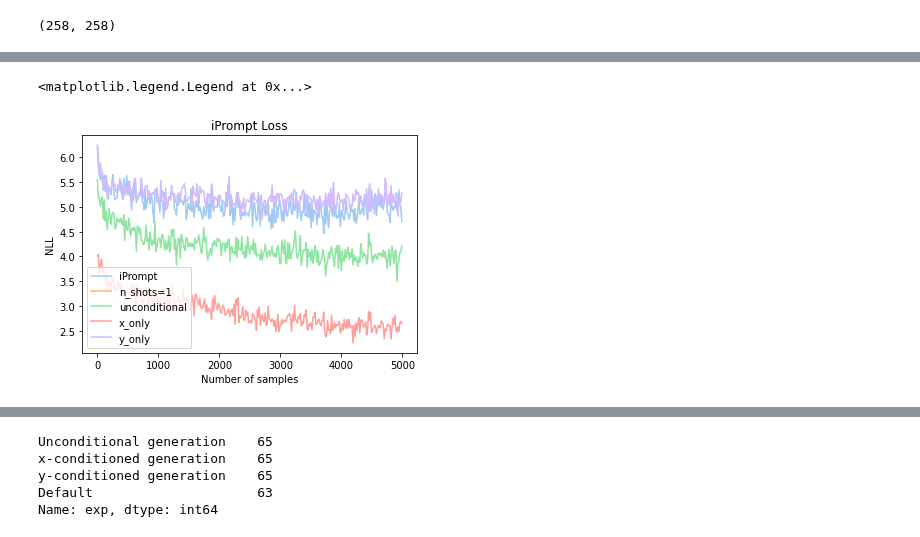
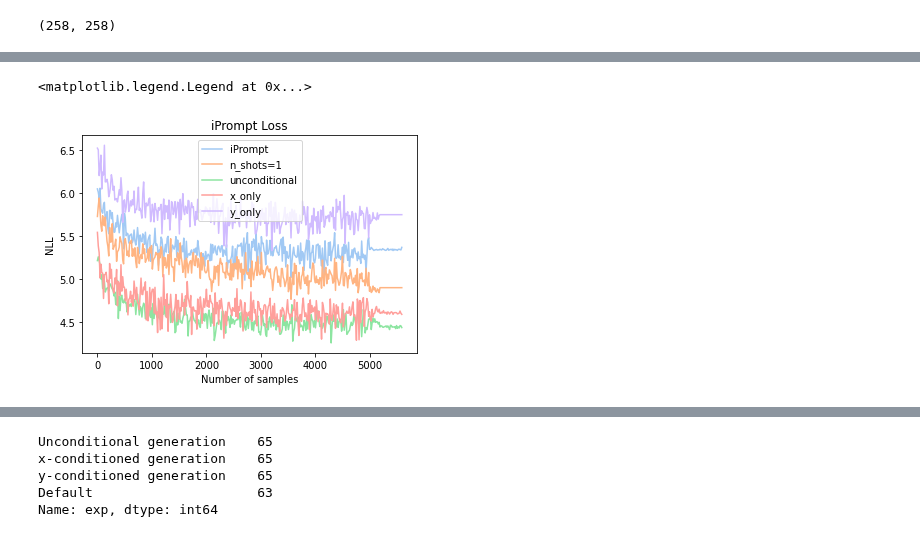
Before and after one commit to csinva/iprompt, a Jupyter notebook: notebooks/09_ablation2_cond.ipynb, the cells around one changed output, grey strips where cells are left out. Drawn from its saved outputs; the diff is of its cells as text; code cells hidden in the pictures.

```diff
--- a/notebooks/09_ablation2_cond.ipynb
+++ b/notebooks/09_ablation2_cond.ipynb
@@ -26,6 +26,10 @@ top_prompts = (
     r.groupby(['task_name', 'n_shots', 'iprompt_conditioning_strategy', 'single_shot_loss', 'seed'])
 ).first().reset_index()
 print(len(top_prompts))
+
+
+top_prompts['r@10'] = top_prompts['reciprocal_rank'].map(lambda r: (1.0/r) <10.1)
+top_prompts['r@100'] = top_prompts['reciprocal_rank'].map(lambda r: (1.0/r) <100.1)
 top_prompts['r@128'] = top_prompts['reciprocal_rank'].map(lambda r: (1.0/r) <128.1)
 # top_prompts[['task_name', 'seed', 'max_digit', 'prefixes', 'reciprocal_rank']]
 # %% [output]
@@ -103,0 +131,30 @@ all_losses_padded = np.array(all_losses_padded)
+# %%
+import matplotlib.pyplot as plt
+import seaborn as sns
+
+COLORS = sns.color_palette("pastel", 6)
+
+#############################################
+
+DEFAULT = (
+    (top_prompts['n_shots'] == 5) & (top_prompts['iprompt_conditioning_strategy'] == "") & (top_prompts["single_shot_loss"] == 1)
+)
+
+BATCH_SIZE = top_prompts['batch_size'].unique()[0]
+X_AXIS = np.arange(all_losses_padded.shape[1]) * BATCH_SIZE
+
+#############################################
+
+for MASK, LABEL, COLOR in zip(
+        [DEFAULT, NSHOTS_1, COND_UNCONDITIONAL, COND_XONLY, COND_YONLY],
+        ['iPrompt', 'n_shots=1', 'unconditional', 'x_only', 'y_only'],
+        COLORS
+    ):
+    plt.plot(X_AXIS, all_losses_padded[MASK].mean(axis=0), color=COLOR, label=LABEL)
+
+#############################################
+
+plt.title('iPrompt Loss')
+plt.xlabel('Number of samples')
+plt.ylabel('NLL')
+plt.legend()
@@ -117,32 +177,32 @@ NSHOTS_1 = (
 )
 COND_UNCONDITIONAL = (
     top_prompts['iprompt_conditioning_strategy'] == 'unconditional'
 )
 COND_XONLY = (
     top_prompts['iprompt_conditioning_strategy'] == 'x_only'
 )
 COND_YONLY = (
     top_prompts['iprompt_conditioning_strategy'] == 'y_only'
 )
 
 BATCH_SIZE = top_prompts['batch_size'].unique()[0]
 X_AXIS = np.arange(all_losses_padded.shape[1]) * BATCH_SIZE
 
 #############################################
 
 for MASK, LABEL, COLOR in zip(
         [DEFAULT, NSHOTS_1, COND_UNCONDITIONAL, COND_XONLY, COND_YONLY],
         ['iPrompt', 'n_shots=1', 'unconditional', 'x_only', 'y_only'],
         COLORS
     ):
-    plt.plot(X_AXIS, all_losses_padded[MASK & TASK_IS_MATH & (top_prompts['reciprocal_rank'] < 0.2)].mean(axis=0), color=COLOR, label=LABEL)
+    plt.plot(X_AXIS, all_losses_padded[MASK & TASK_IS_ANLI].mean(axis=0), color=COLOR, label=LABEL)
 
 #############################################
 
 plt.title('iPrompt Loss')
 plt.xlabel('Number of samples')
 plt.ylabel('NLL')
 plt.legend()
 # %% [output]
 <matplotlib.legend.Legend at 0x...>
-[figure, old version]
+[figure, new version]
```
Also changed, not shown: parts of 14 cells of this notebook, 5 other files.
